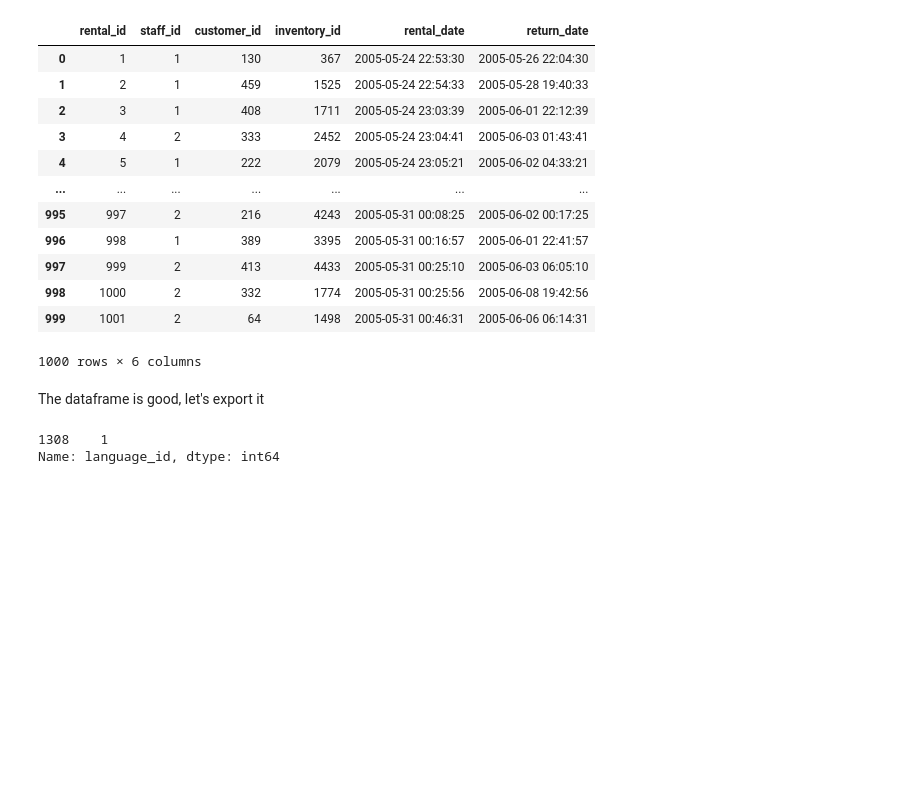
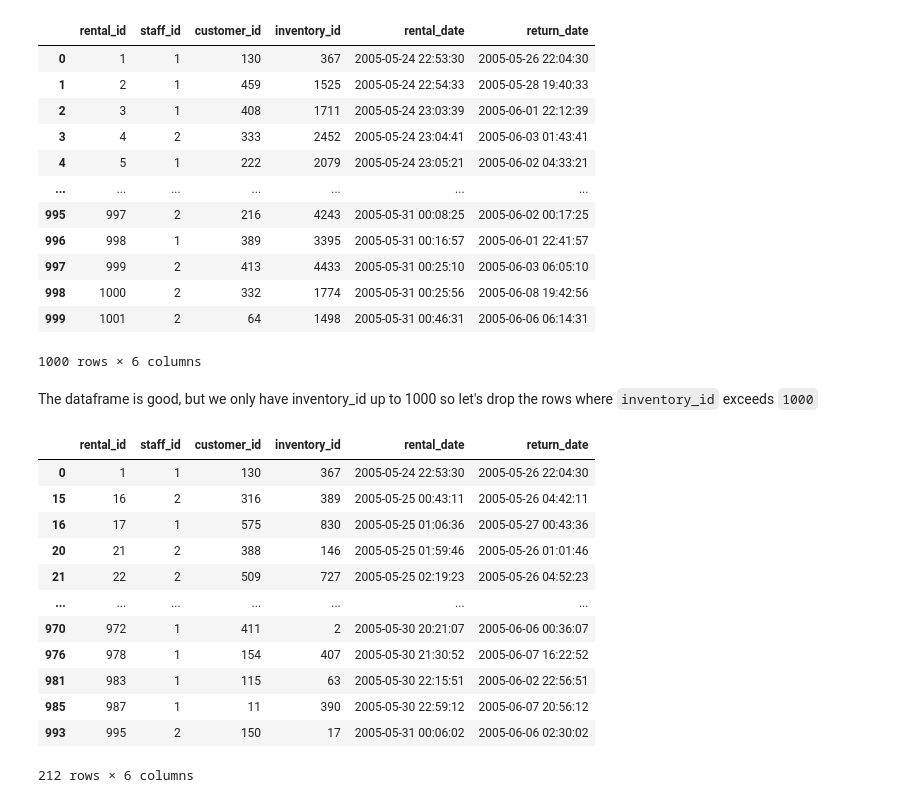
Before and after one commit to BorjaSilla/SQL-Database-Project, a Jupyter notebook: notebooks/cleaning.ipynb, the cells around one changed output. Saved outputs shown, nothing was run; the diff lists cells and outputs as text; code cells hidden in the pictures; blank space fills up the shorter version.

```diff
--- a/notebooks/cleaning.ipynb
+++ b/notebooks/cleaning.ipynb
@@ -632,12 +657,24 @@ df_rental
 | 998 | 1000 | 2 | 332 | 1774 | 2005-05-31 00:25:56 | 2005-06-08 19:42:56 |
 | 999 | 1001 | 2 | 64 | 1498 | 2005-05-31 00:46:31 | 2005-06-06 06:14:31 |
 1000 rows × 6 columns
-# %% [markdown]
-The dataframe is good, let's export it
+# %% [markdown]
+The dataframe is good, but we only have inventory_id up to 1000 so let's drop the rows where `inventory_id` exceeds `1000`
+# %%
+df_rental = df_rental[df_rental['inventory_id']<=1000]
+df_rental
+# %% [output]
+|  | rental_id | staff_id | customer_id | inventory_id | rental_date | return_date |
+| 0 | 1 | 1 | 130 | 367 | 2005-05-24 22:53:30 | 2005-05-26 22:04:30 |
+| 15 | 16 | 2 | 316 | 389 | 2005-05-25 00:43:11 | 2005-05-26 04:42:11 |
+| 16 | 17 | 1 | 575 | 830 | 2005-05-25 01:06:36 | 2005-05-27 00:43:36 |
+| 20 | 21 | 2 | 388 | 146 | 2005-05-25 01:59:46 | 2005-05-26 01:01:46 |
+| 21 | 22 | 2 | 509 | 727 | 2005-05-25 02:19:23 | 2005-05-26 04:52:23 |
+| ... | ... | ... | ... | ... | ... | ... |
+| 970 | 972 | 1 | 411 | 2 | 2005-05-30 20:21:07 | 2005-06-06 00:36:07 |
+| 976 | 978 | 1 | 154 | 407 | 2005-05-30 21:30:52 | 2005-06-07 16:22:52 |
+| 981 | 983 | 1 | 115 | 63 | 2005-05-30 22:15:51 | 2005-06-02 22:56:51 |
+| 985 | 987 | 1 | 11 | 390 | 2005-05-30 22:59:12 | 2005-06-07 20:56:12 |
+| 993 | 995 | 2 | 150 | 17 | 2005-05-31 00:06:02 | 2005-06-06 02:30:02 |
+212 rows × 6 columns
 # %%
 df_rental.to_csv('../clean_data/rental_clean.csv', index= 0)
-# %%
-df_film.language_id.sample()
-# %% [output]
-1308    1
-Name: language_id, dtype: int64
```
Also changed, not shown: parts of 9 cells of this notebook, 12 other files.
